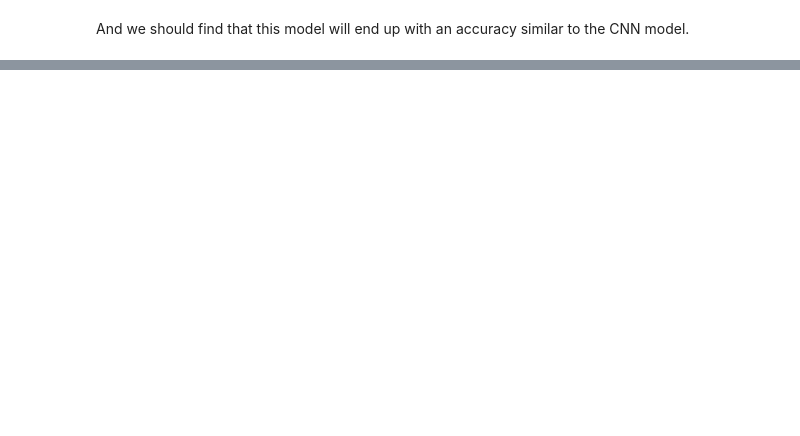
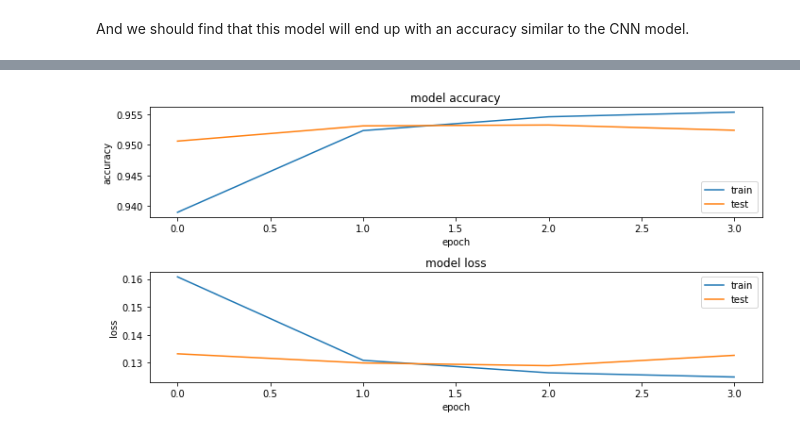
Before and after one commit to shrutikamokashi/Amazon-Reviews-for-Sentiment-Analysis, a Jupyter notebook: Amazon_dev_report.ipynb, the cells around one changed output, grey strips where cells are left out. Saved outputs shown, nothing was run; the diff lists cells and outputs as text; code cells hidden in the pictures; blank space fills up the shorter version.

```diff
--- a/Amazon_dev_report.ipynb
+++ b/Amazon_dev_report.ipynb
@@ -316,19 +323,21 @@ history_rnn.history.keys()
 # %%
 fig = plt.figure(figsize=(10,5))
 plt.subplot(2,1,1)
-plt.bar(history_rnn.history['binary_accuracy'],history_rnn.history['val_binary_accuracy'])
-#plt.plot(history_rnn.history['val_binary_accuracy'])
+plt.plot(history_rnn.history['binary_accuracy'])
+plt.plot(history_rnn.history['val_binary_accuracy'])
 plt.title('model accuracy')
 plt.ylabel('accuracy')
 plt.xlabel('epoch')
 plt.legend(['train', 'test'], loc='lower right')
 
 plt.subplot(2,1,2)
 plt.plot(history_rnn.history['loss'])
 plt.plot(history_rnn.history['val_loss'])
 plt.title('model loss')
 plt.ylabel('loss')
 plt.xlabel('epoch')
 plt.legend(['train', 'test'], loc='upper right')
 
 plt.tight_layout()
+# %% [output]
+[figure, added]
```
Also changed, not shown: parts of 6 cells of this notebook.
